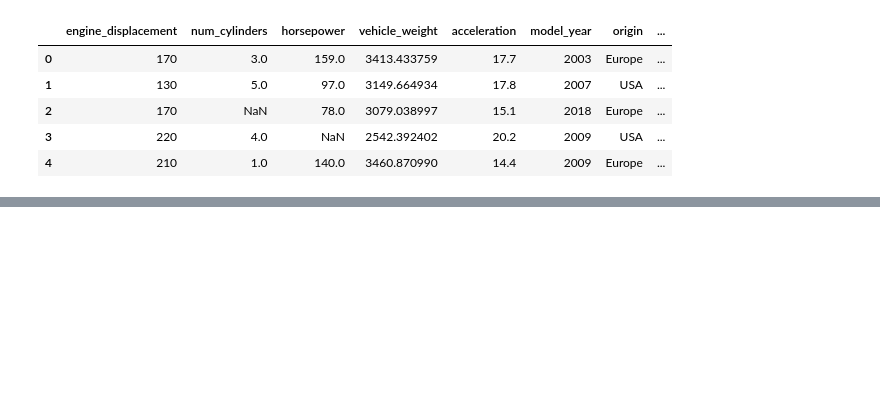
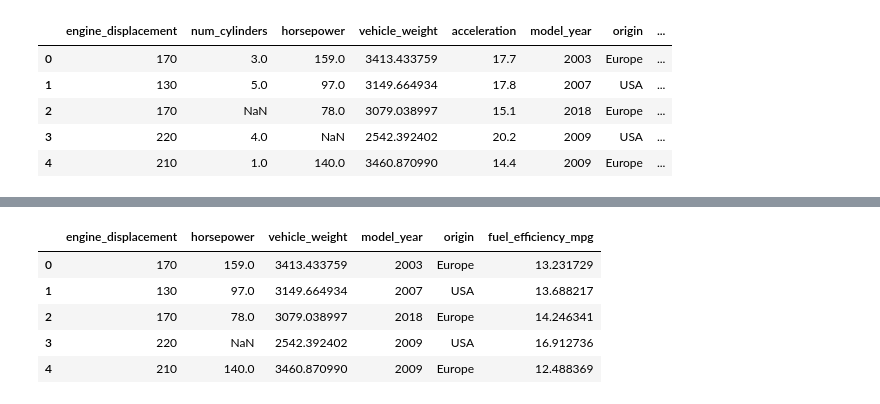
Before and after one commit to BhuvanChaithanya/machine-learning-zoomcamp-homework, a Jupyter notebook: 02-regression/homework2.ipynb, the cells around one changed output, grey strips where cells are left out. Drawn from its saved outputs; the diff is of its cells as text; code cells hidden in the pictures; blank space fills up the shorter version.

```diff
--- a/02-regression/homework2.ipynb
+++ b/02-regression/homework2.ipynb
@@ -17,0 +73,9 @@ df.head()
+# %%
+df.head()
+# %% [output]
+|  | engine_displacement | horsepower | vehicle_weight | model_year | origin | fuel_efficiency_mpg |
+| 0 | 170 | 159.0 | 3413.433759 | 2003 | Europe | 13.231729 |
+| 1 | 130 | 97.0 | 3149.664934 | 2007 | USA | 13.688217 |
+| 2 | 170 | 78.0 | 3079.038997 | 2018 | Europe | 14.246341 |
+| 3 | 220 | NaN | 2542.392402 | 2009 | USA | 16.912736 |
+| 4 | 210 | 140.0 | 3460.870990 | 2009 | Europe | 12.488369 |
```
Also changed, not shown: parts of 20 cells of this notebook.
